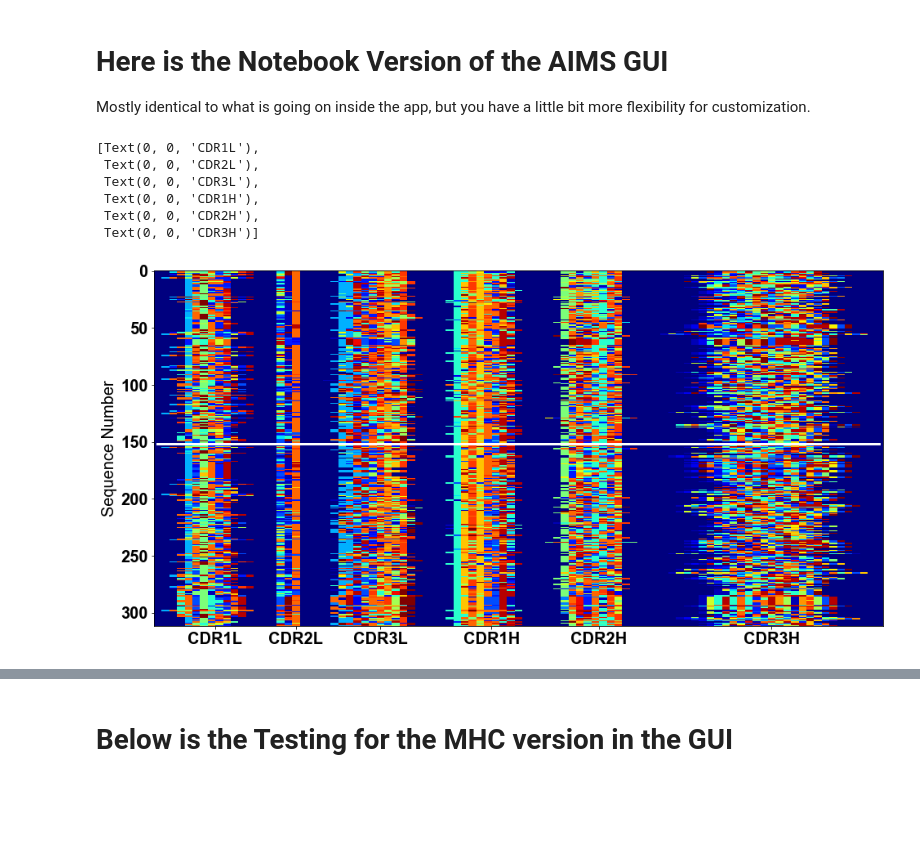
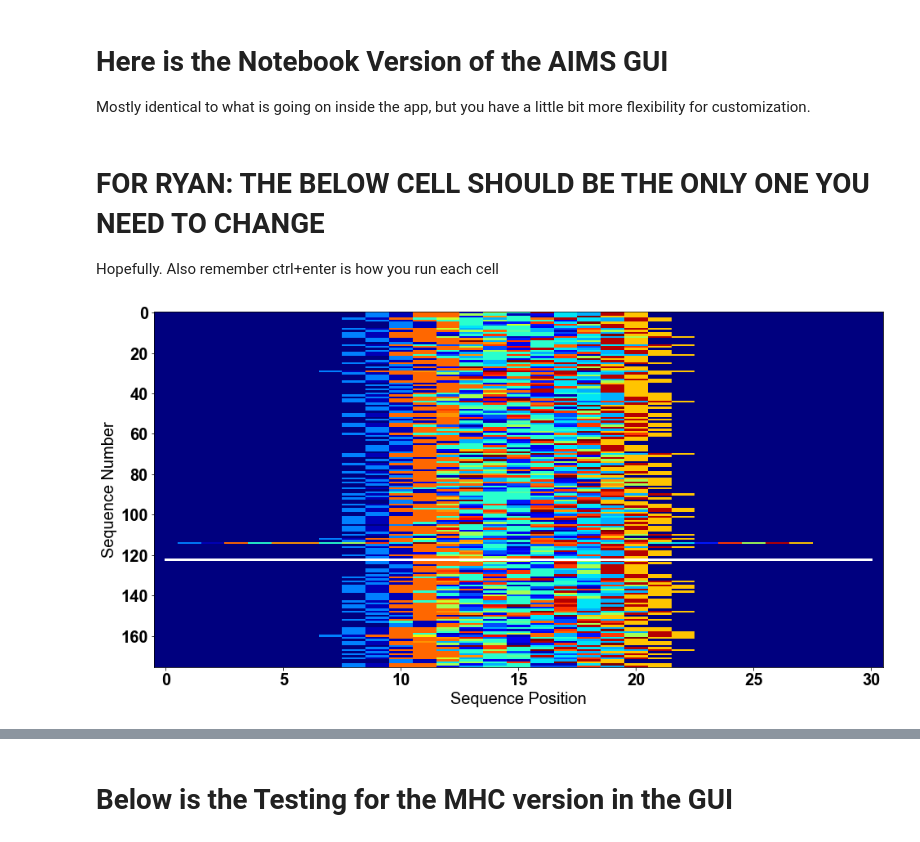
Before and after one commit to ctboughter/AIMS, a Jupyter notebook: notebooks/AIMS_notebook.ipynb, the cells around one changed output, grey strips where cells are left out. Drawn from its saved outputs; the diff is of its cells as text; code cells hidden in the pictures; blank space fills up the shorter version.

```diff
--- a/notebooks/AIMS_notebook.ipynb
+++ b/notebooks/AIMS_notebook.ipynb
@@ -23,0 +20,3 @@ label = ['poly','mono']
+# %% [markdown]
+# FOR RYAN: THE BELOW CELL SHOULD BE THE ONLY ONE YOU NEED TO CHANGE
+Hopefully. Also remember ctrl+enter is how you run each cell
@@ -24,9 +34,12 @@ label = ['poly','mono']
 # %%
 mat_size1 = aims.get_sequence_dimension(np.array(seq1))[0]
 mat_size2 = aims.get_sequence_dimension(np.array(seq2))[0]
-mat_size=np.zeros(len(mat_size1))
-for i in np.arange(len(mat_size1)):
-    mat_size[i]=int(max(mat_size1[i],mat_size2[i]))
+if num_loop != 1:
+    mat_size=np.zeros(len(mat_size1))
+    for i in np.arange(len(mat_size1)):
+        mat_size[i]=int(max(mat_size1[i],mat_size2[i]))
+else:
+    mat_size = max(mat_size1,mat_size2)
 
 AA_num_key = aims.get_props()[1]
 # %%
@@ -41,36 +54,40 @@ rcParams['ytick.color'] = COLOR
 
 rc('font', **font)
 # %%
-for i in np.arange(len(mat_size)):
-    if i == 0:
-        xtick_loc = [mat_size[i]/2]
-    else:
-        pre_loc = sum(mat_size[:i])
-        xtick_loc = xtick_loc + [mat_size[i]/2 + pre_loc]
+if num_loop != 1:
+    for i in np.arange(len(mat_size)):
+        if i == 0:
+            xtick_loc = [mat_size[i]/2]
+        else:
+            pre_loc = sum(mat_size[:i])
+            xtick_loc = xtick_loc + [mat_size[i]/2 + pre_loc]
+else:
+    xtick_loc = mat_size/2
 # %%
-seq_MI1 = aims.gen_tcr_matrix(np.array(seq1),key = AA_num_key, giveSize = mat_size1)
-seq_MI2 = aims.gen_tcr_matrix(np.array(seq2),key = AA_num_key, giveSize = mat_size1)
+seq_MI1 = aims.gen_tcr_matrix(np.array(seq1),key = AA_num_key, giveSize = mat_size)
+seq_MI2 = aims.gen_tcr_matrix(np.array(seq2),key = AA_num_key, giveSize = mat_size)
 seq_MIp1 = pandas.DataFrame(np.transpose(seq_MI1),columns = seq1.columns)
 seq_MIp2 = pandas.DataFrame(np.transpose(seq_MI2),columns = seq2.columns)
 seq_MIf = pandas.concat([seq_MIp1,seq_MIp2],axis=1)
 fig, ax = pl.subplots(1, 1,squeeze=False,figsize=(16,8))
 ax[0,0].imshow(np.transpose(seq_MIf), interpolation='nearest', aspect='auto',cmap=cm.jet)
 ax[0,0].set_ylabel('Sequence Number')
 
 # Plot a single line delineating the distinct groups we are studying.
 ax[0,0].plot(np.arange(len(seq_MIf)),np.ones(len(seq_MIf))*len(seq_MI1),'white',linewidth = 3)
 
-#ax[0,0].set_xlabel('Sequence Position')
-ax[0,0].set_xticks(xtick_loc)
-ax[0,0].set_xticklabels(['CDR1L','CDR2L','CDR3L','CDR1H','CDR2H','CDR3H'])
+if num_loop == 1:
+    ax[0,0].set_xlabel('Sequence Position')
+elif num_loop == 2:
+    ax[0,0].set_xticks(xtick_loc)
+    ax[0,0].set_xticklabels(['CDR3L','CDR3H'])
+elif num_loop == 6:
+    ax[0,0].set_xticks(xtick_loc)
+    ax[0,0].set_xticklabels(['CDR1L','CDR2L','CDR3L','CDR1H','CDR2H','CDR3H'])
+# Can also edit the saved figure name and format, if you want
+pl.savefig('matrix_fig.pdf',format='pdf')
 # %% [output]
-[Text(0, 0, 'CDR1L'),
- Text(0, 0, 'CDR2L'),
- Text(0, 0, 'CDR3L'),
- Text(0, 0, 'CDR1H'),
- Text(0, 0, 'CDR2H'),
- Text(0, 0, 'CDR3H')]
-[figure, old version]
+[figure, new version]
 # %%
 pca_props = aims.gen_clone_props(np.array(np.transpose(seq_MIf)))
 pcaF = pandas.DataFrame(pca_props,columns = seq_MIf.columns)
```
Also changed, not shown: parts of 18 cells of this notebook, 12 other files.
